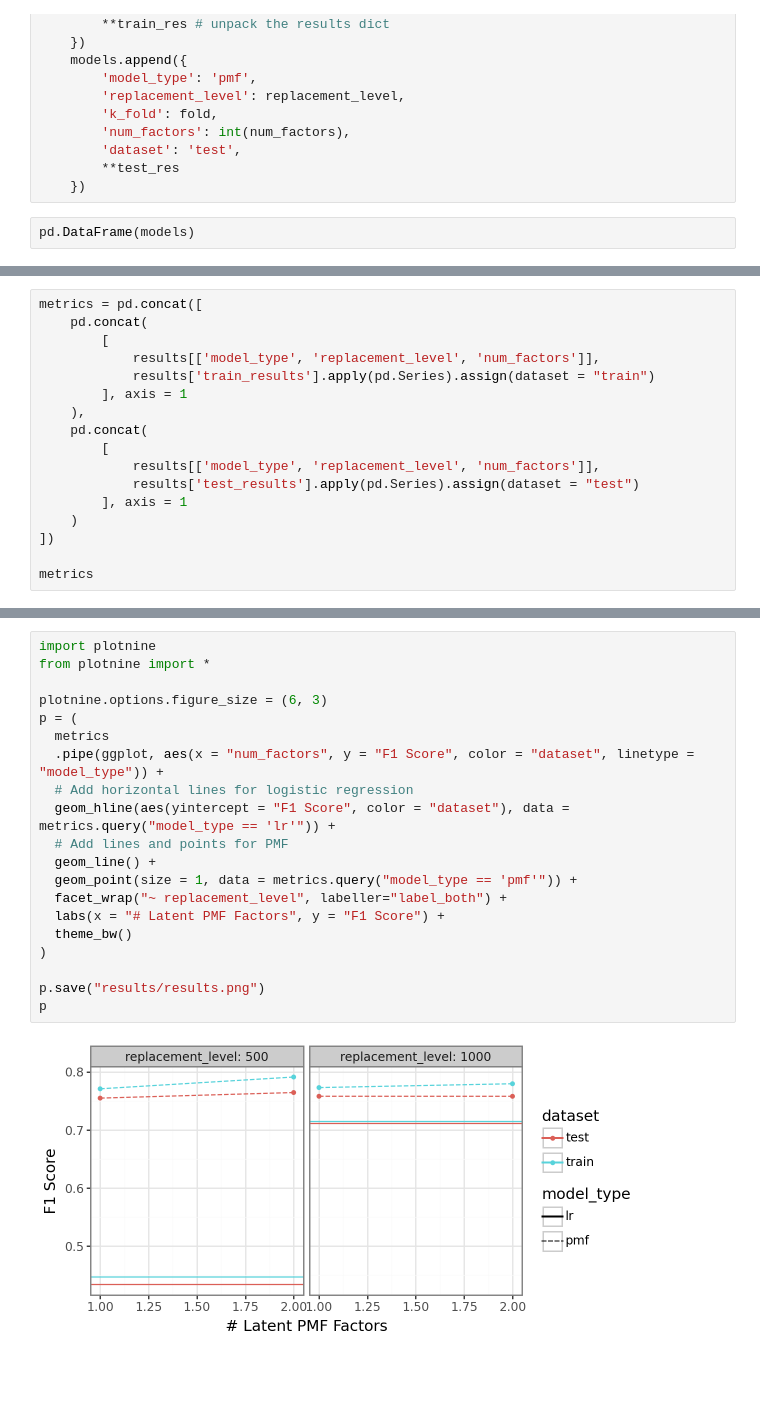
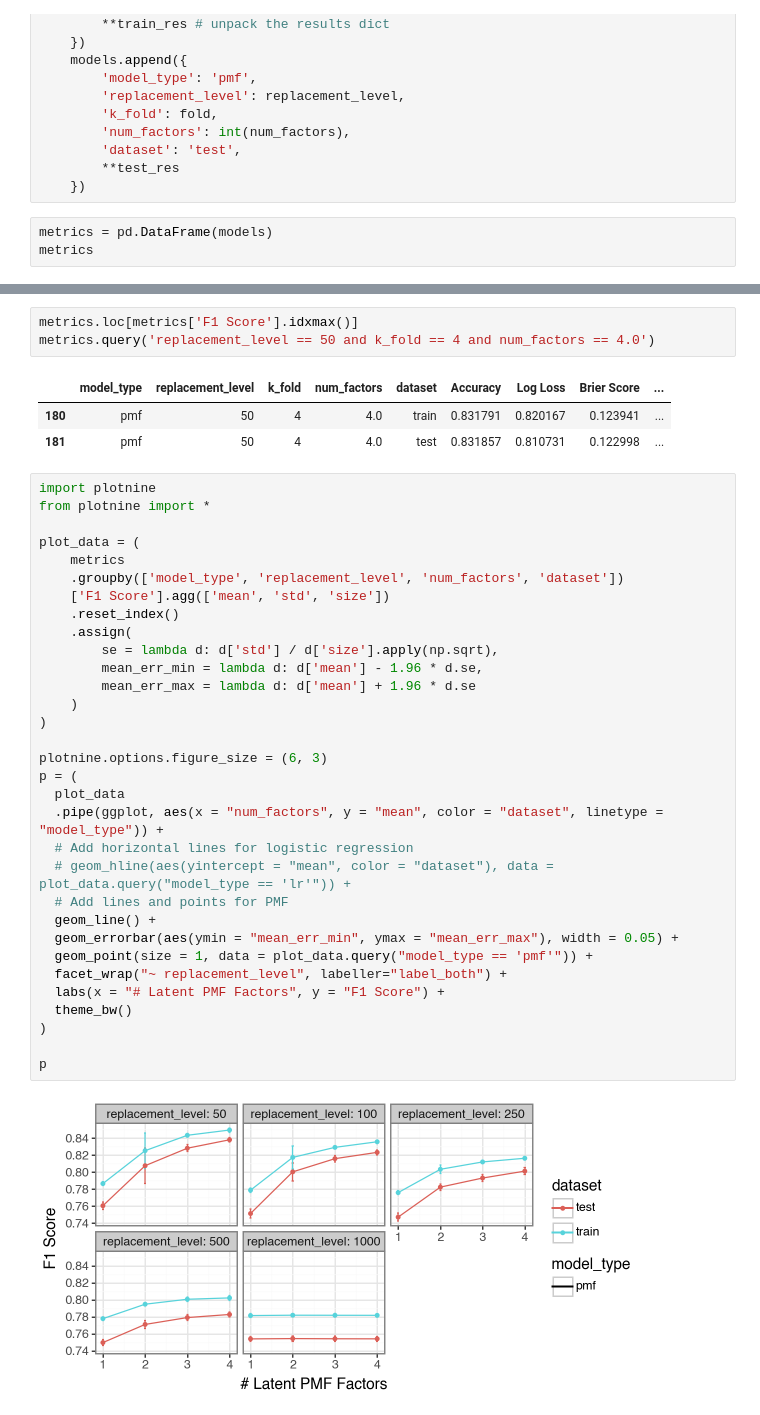
Before and after one commit to baronet2/boulder2vec, a Jupyter notebook: eval.ipynb, the cells around one changed output, grey strips where cells are left out. Saved outputs shown, nothing was run; the diff lists cells and outputs as text; blank space fills up the shorter version.

Commit message:
on trained models

```diff
--- a/eval.ipynb
+++ b/eval.ipynb
@@ -109,6 +127,7 @@ for file in pmf_files:
         **test_res
     })
 # %%
-pd.DataFrame(models)
+metrics = pd.DataFrame(models)
+metrics
 # %% [output]
 |  | model_type | replacement_level | k_fold | num_factors | dataset | Accuracy | Log Loss | Brier Score | ... |
@@ -201,17 +145,0 @@ results
-# %%
-metrics = pd.concat([
-    pd.concat(
-        [
-            results[['model_type', 'replacement_level', 'num_factors']],
-            results['train_results'].apply(pd.Series).assign(dataset = "train")
-        ], axis = 1
-    ),
-    pd.concat(
-        [
-            results[['model_type', 'replacement_level', 'num_factors']],
-            results['test_results'].apply(pd.Series).assign(dataset = "test")
-        ], axis = 1
-    )
-])
-
-metrics
@@ -232,22 +146,41 @@ metrics
+# %%
+metrics.loc[metrics['F1 Score'].idxmax()]
+metrics.query('replacement_level == 50 and k_fold == 4 and num_factors == 4.0')
+# %% [output]
+|  | model_type | replacement_level | k_fold | num_factors | dataset | Accuracy | Log Loss | Brier Score | ... |
+| 180 | pmf | 50 | 4 | 4.0 | train | 0.831791 | 0.820167 | 0.123941 | ... |
+| 181 | pmf | 50 | 4 | 4.0 | test | 0.831857 | 0.810731 | 0.122998 | ... |
 # %%
 import plotnine
 from plotnine import *
 
+plot_data = (
+    metrics
+    .groupby(['model_type', 'replacement_level', 'num_factors', 'dataset'])
+    ['F1 Score'].agg(['mean', 'std', 'size'])
+    .reset_index()
+    .assign(
+        se = lambda d: d['std'] / d['size'].apply(np.sqrt),
+        mean_err_min = lambda d: d['mean'] - 1.96 * d.se,
+        mean_err_max = lambda d: d['mean'] + 1.96 * d.se
+    )
+)
+
 plotnine.options.figure_size = (6, 3)
 p = (
-  metrics
-  .pipe(ggplot, aes(x = "num_factors", y = "F1 Score", color = "dataset", linetype = "model_type")) +
+  plot_data
+  .pipe(ggplot, aes(x = "num_factors", y = "mean", color = "dataset", linetype = "model_type")) +
   # Add horizontal lines for logistic regression
-  geom_hline(aes(yintercept = "F1 Score", color = "dataset"), data = metrics.query("model_type == 'lr'")) +
+  # geom_hline(aes(yintercept = "mean", color = "dataset"), data = plot_data.query("model_type == 'lr'")) +
   # Add lines and points for PMF
   geom_line() +
-  geom_point(size = 1, data = metrics.query("model_type == 'pmf'")) +
+  geom_errorbar(aes(ymin = "mean_err_min", ymax = "mean_err_max"), width = 0.05) +
+  geom_point(size = 1, data = plot_data.query("model_type == 'pmf'")) +
   facet_wrap("~ replacement_level", labeller="label_both") +
   labs(x = "# Latent PMF Factors", y = "F1 Score") +
   theme_bw()
 )
 
-p.save("results/results.png")
 p
 # %% [output]
-[figure, old version]
+[figure, new version]
```
Also changed, not shown: parts of 7 cells of this notebook.
